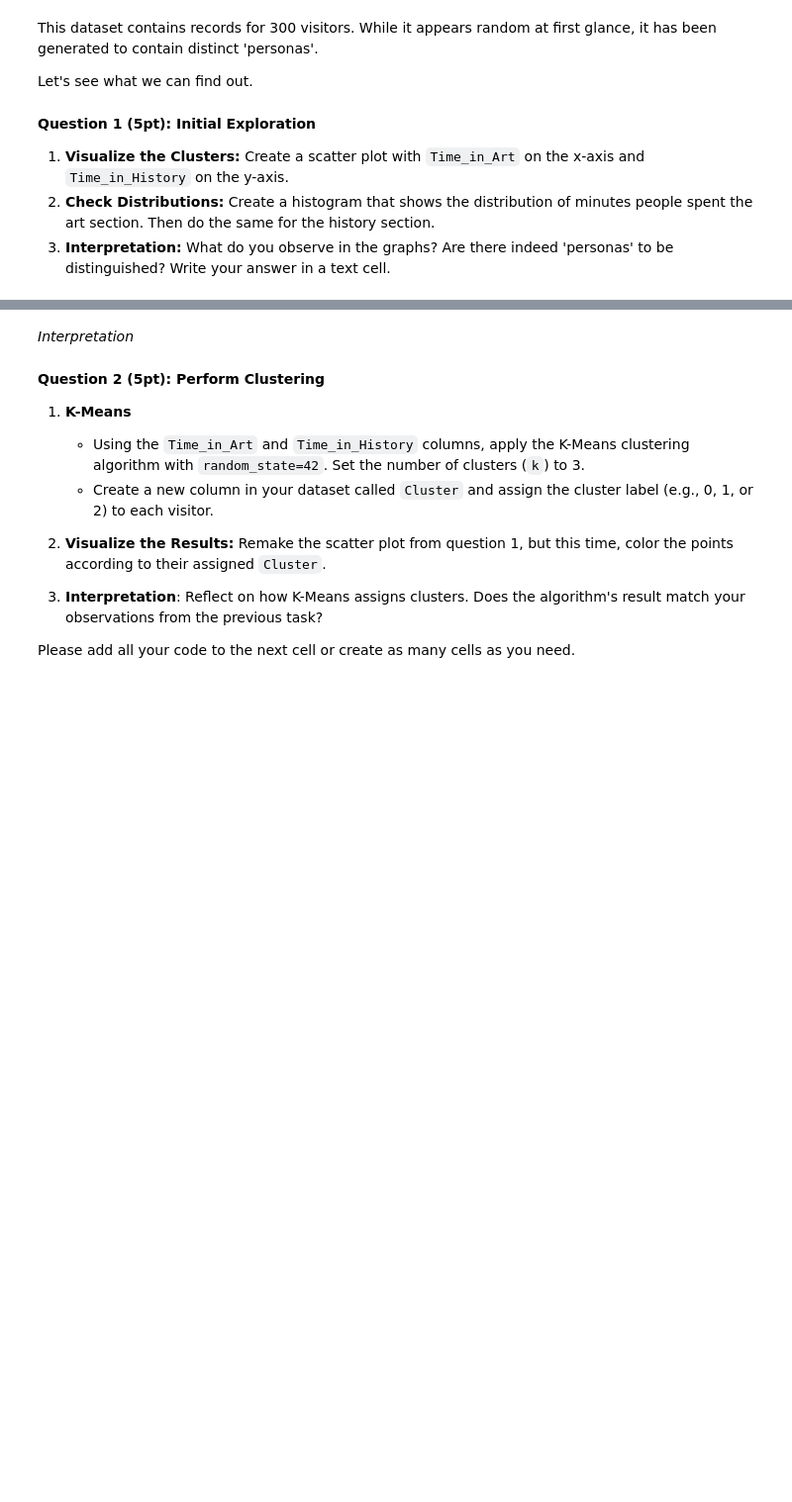
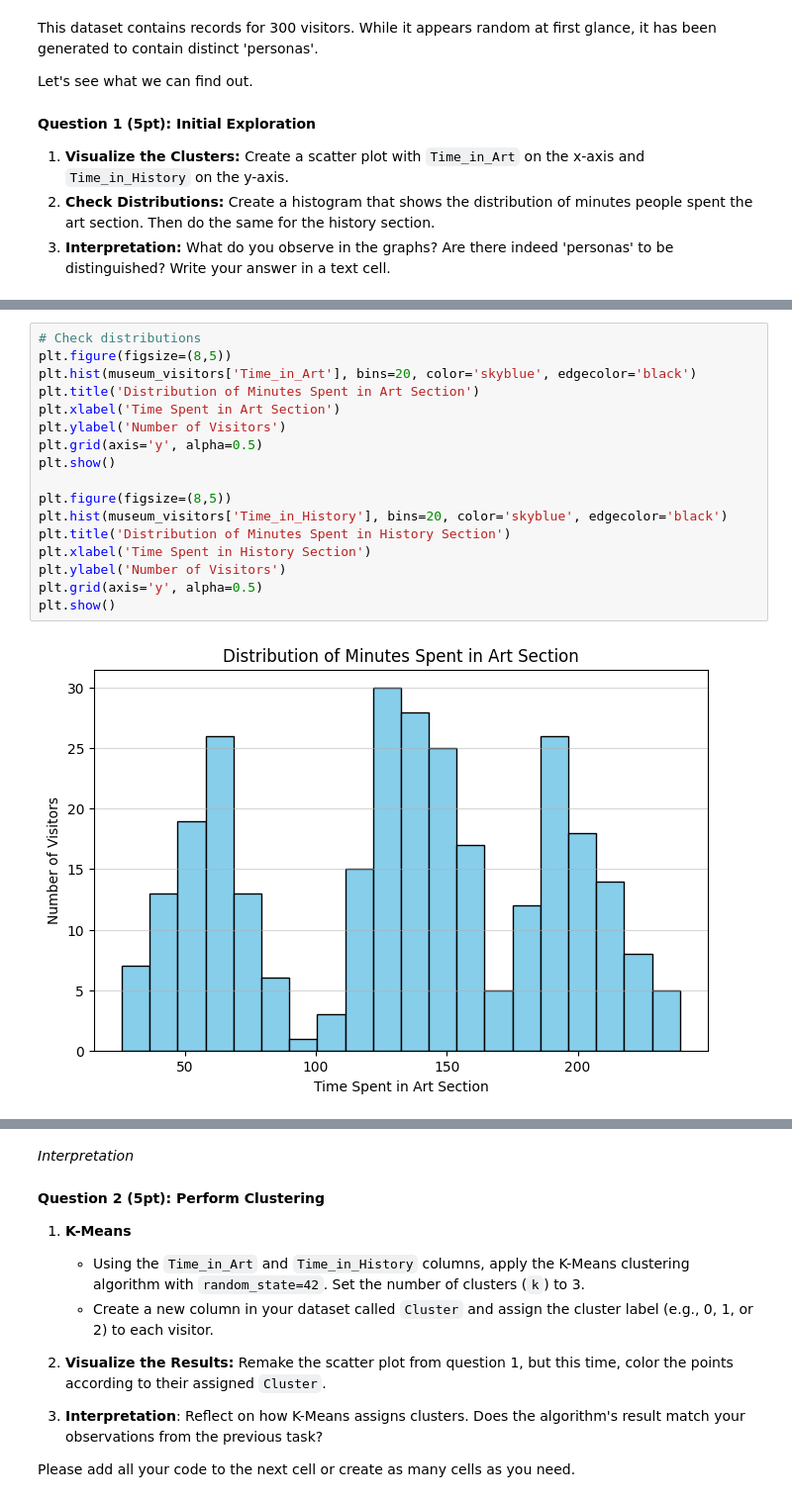
Before and after one commit to onni-Q/individual-miniproject, a Jupyter notebook: Individual_Miniproject.ipynb, the cells around one changed output, grey strips where cells are left out. Shown: that part at 99% size. Cells and saved outputs as stored; diff of their text form; blank space fills up the shorter version.

```diff
--- a/Individual_Miniproject.ipynb
+++ b/Individual_Miniproject.ipynb
@@ -639,0 +670,19 @@ Let's see what we can find out.
+# %%
+# Check distributions
+plt.figure(figsize=(8,5))
+plt.hist(museum_visitors['Time_in_Art'], bins=20, color='skyblue', edgecolor='black')
+plt.title('Distribution of Minutes Spent in Art Section')
+plt.xlabel('Time Spent in Art Section')
+plt.ylabel('Number of Visitors')
+plt.grid(axis='y', alpha=0.5)
+plt.show()
+
+plt.figure(figsize=(8,5))
+plt.hist(museum_visitors['Time_in_History'], bins=20, color='skyblue', edgecolor='black')
+plt.title('Distribution of Minutes Spent in History Section')
+plt.xlabel('Time Spent in History Section')
+plt.ylabel('Number of Visitors')
+plt.grid(axis='y', alpha=0.5)
+plt.show()
+# %% [output]
+[figure, added]
```
Also changed, not shown: parts of 14 cells of this notebook.
